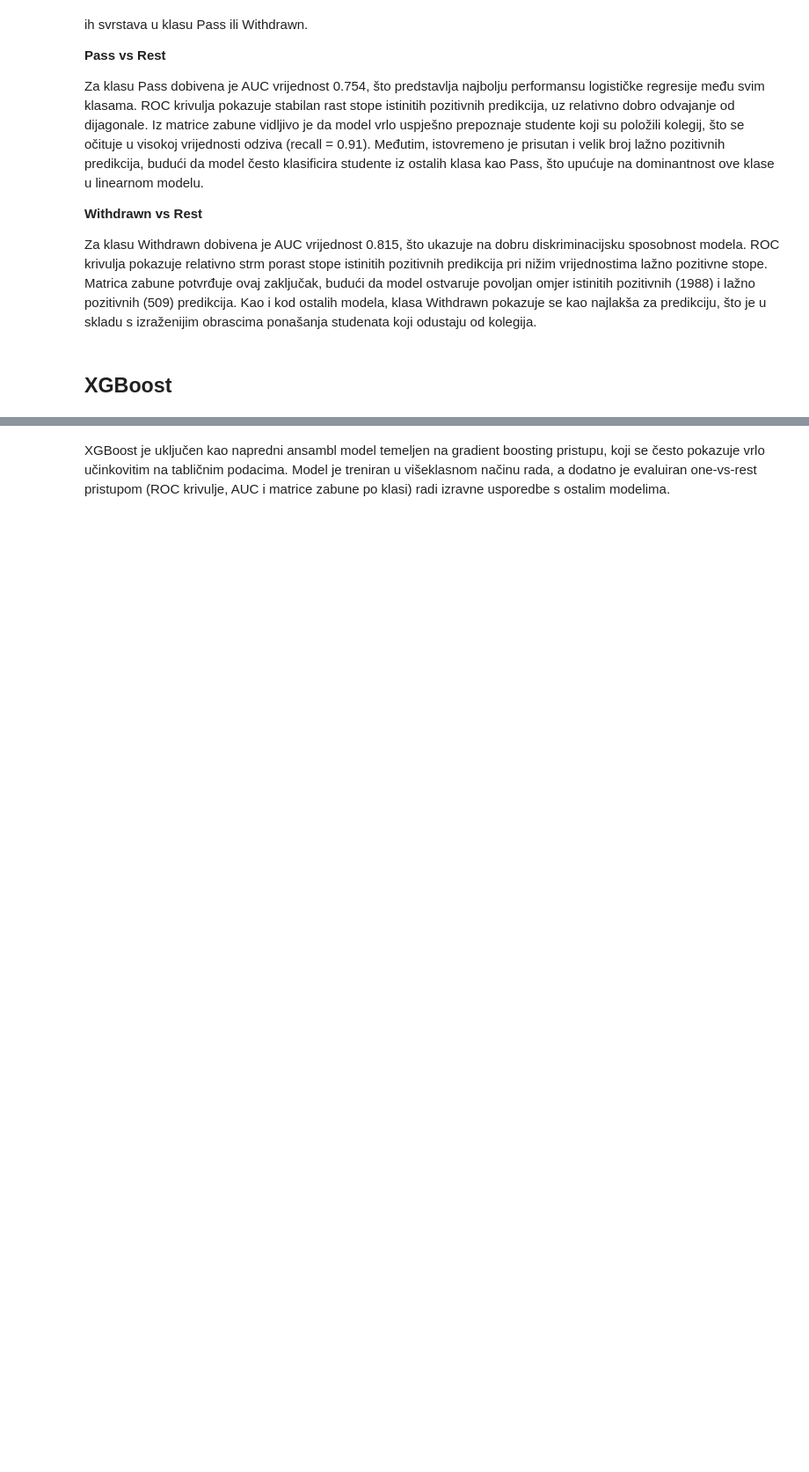
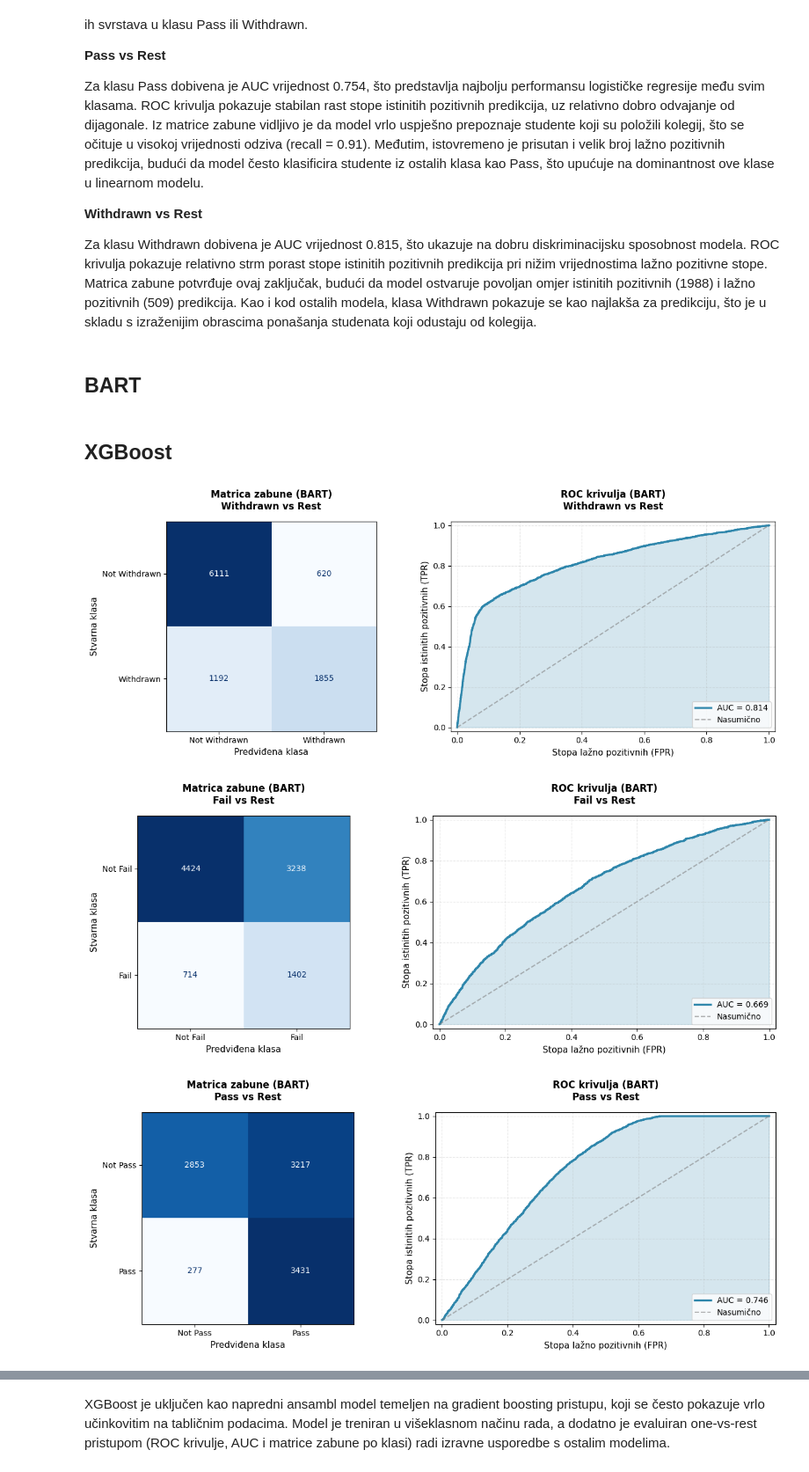
Before and after one commit to KLucan/uzop-projekt, a Jupyter notebook: projekt_3.ipynb, the cells around one changed output, grey strips where cells are left out. Shown at 88% size. Cells and saved outputs as stored; diff of their text form; code cells hidden in the pictures; blank space fills up the shorter version.

Commit message:
BART fixup

```diff
--- a/projekt_3.ipynb
+++ b/projekt_3.ipynb
@@ -447,0 +404,14 @@ def bart_ovr_one_class_new(
+# %%
+classes = ["Withdrawn", "Fail", "Pass", "Distinction"]
+
+bart_results = []
+
+for c in classes:
+    res = bart_ovr_one_class(
+        X_train, y_train, X_test, y_test,
+        positive_class=c,
+        n_trees=50,
+        n_burn=200,
+        n_samples=200,
+    )
+    bart_results.append(res)
@@ -455,22 +482,14 @@ print(classification_report(y_test, y_pred_dt))
 print("\n=== Random Forest ===")
 print(classification_report(y_test, y_pred_rf))
 
-print("\n=== BART ===")
-classes = ["Withdrawn", "Fail", "Pass", "Distinction"]
-
-bart_results = []
-
-for c in classes:
-    res = bart_ovr_one_class_new(
-        X_train, y_train, X_test, y_test,
-        positive_class=c,
-        n_trees=50,
-        n_burn=200,
-        n_samples=200,
-        threshold=0.5
-    )
-    bart_results.append(res)
-print(bart_results)
+for res in bart_results:
+    print(f"\n=== BART: {res["class"]} vs Rest ===")
+    print(classification_report(
+        res["y_test_bin"],
+        res["y_pred_bin"],
+        target_names=[f"Not {res["class"]}", str(res["class"])],
+        zero_division=0
+    ))
 # %% [output]
 === Decision Tree ===
               precision    recall  f1-score   support
@@ -764,5 +759,14 @@ Za klasu Pass dobivena je AUC vrijednost 0.754, što predstavlja najbolju perfor
 **Withdrawn vs Rest**
 
 Za klasu Withdrawn dobivena je AUC vrijednost 0.815, što ukazuje na dobru diskriminacijsku sposobnost modela. ROC krivulja pokazuje relativno strm porast stope istinitih pozitivnih predikcija pri nižim vrijednostima lažno pozitivne stope. Matrica zabune potvrđuje ovaj zaključak, budući da model ostvaruje povoljan omjer istinitih pozitivnih (1988) i lažno pozitivnih (509) predikcija. Kao i kod ostalih modela, klasa Withdrawn pokazuje se kao najlakša za predikciju, što je u skladu s izraženijim obrascima ponašanja studenata koji odustaju od kolegija.
+# %% [markdown]
+## BART
 # %% [markdown]
 ## XGBoost
+# %%
+for res in bart_results:
+    bart_visualize_results(res)
+# %% [output]
+[figure, added]
+[figure, added]
+[figure, added]
```
Also changed, not shown: parts of 7 cells of this notebook.
